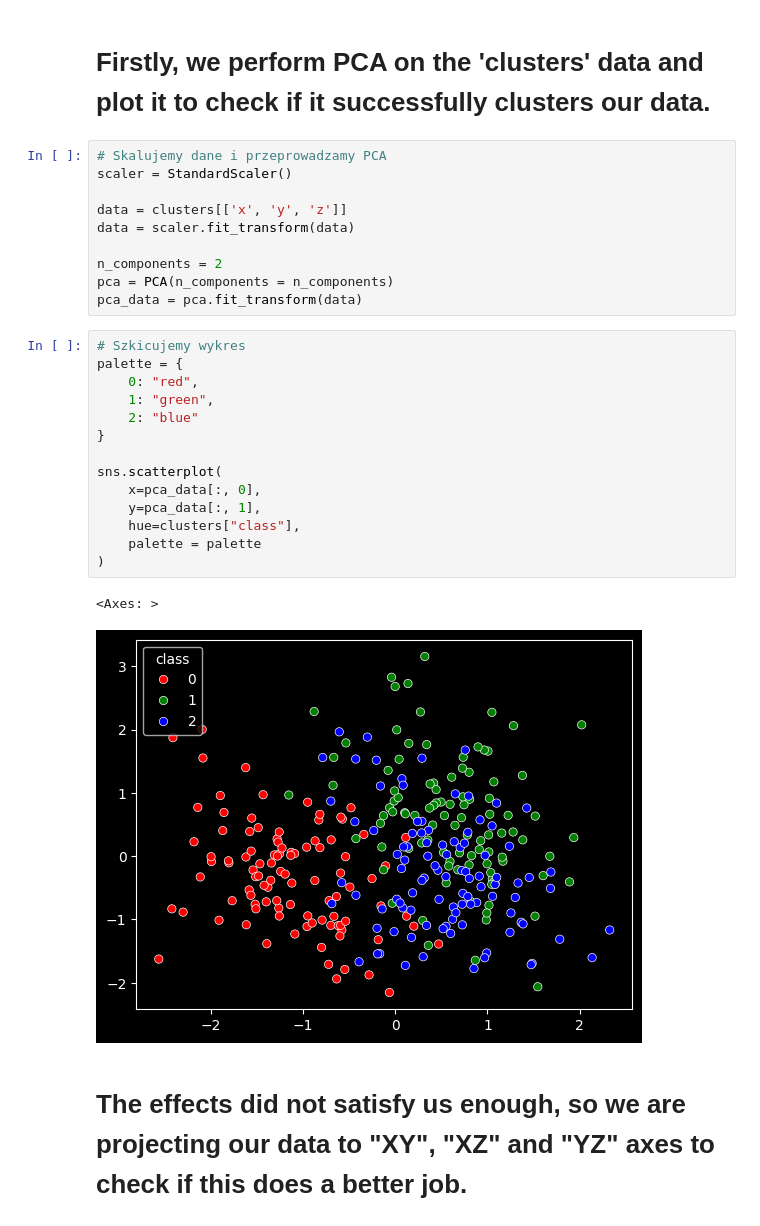
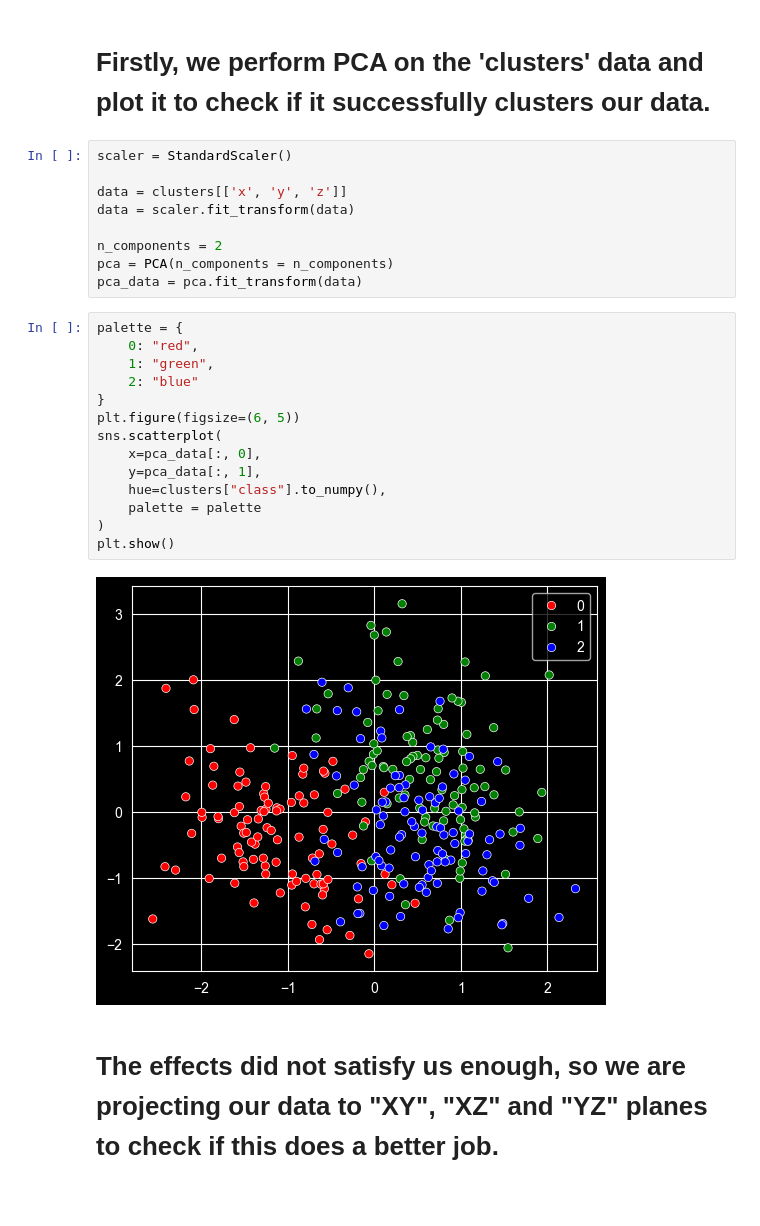
Before and after one commit to Dragomier/Machine_Learning_2026, a Jupyter notebook: Homework1.ipynb, the cells around one changed output. Saved outputs shown, nothing was run; the diff lists cells and outputs as text; blank space fills up the shorter version.

```diff
--- a/Homework1.ipynb
+++ b/Homework1.ipynb
@@ -27,7 +27,6 @@ clusters.head(10)
 # %% [markdown]
 # Firstly, we perform PCA on the 'clusters' data and plot it to check if it successfully clusters our data.
 # %%
-# Skalujemy dane i przeprowadzamy PCA
 scaler = StandardScaler()
 
 data = clusters[['x', 'y', 'z']]
@@ -37,24 +36,23 @@ n_components = 2
 pca = PCA(n_components = n_components)
 pca_data = pca.fit_transform(data)
 # %%
-# Szkicujemy wykres
 palette = {
     0: "red",
     1: "green",
     2: "blue"
 }
-
+plt.figure(figsize=(6, 5))
 sns.scatterplot(
     x=pca_data[:, 0],
     y=pca_data[:, 1],
-    hue=clusters["class"],
+    hue=clusters["class"].to_numpy(),
     palette = palette
 )
+plt.show()
 # %% [output]
-<Axes: >
-[figure, old version]
+[figure, new version]
 # %% [markdown]
-# The effects did not satisfy us enough, so we are projecting our data to "XY", "XZ" and "YZ" axes to check if this does a better job.
+# The effects did not satisfy us enough, so we are projecting our data to "XY", "XZ" and "YZ" planes to check if this does a better job.
 # %%
 fig, axes = plt.subplots(1, 3, figsize=(18, 5))
 
```
Also changed, not shown: parts of 5 cells of this notebook.
